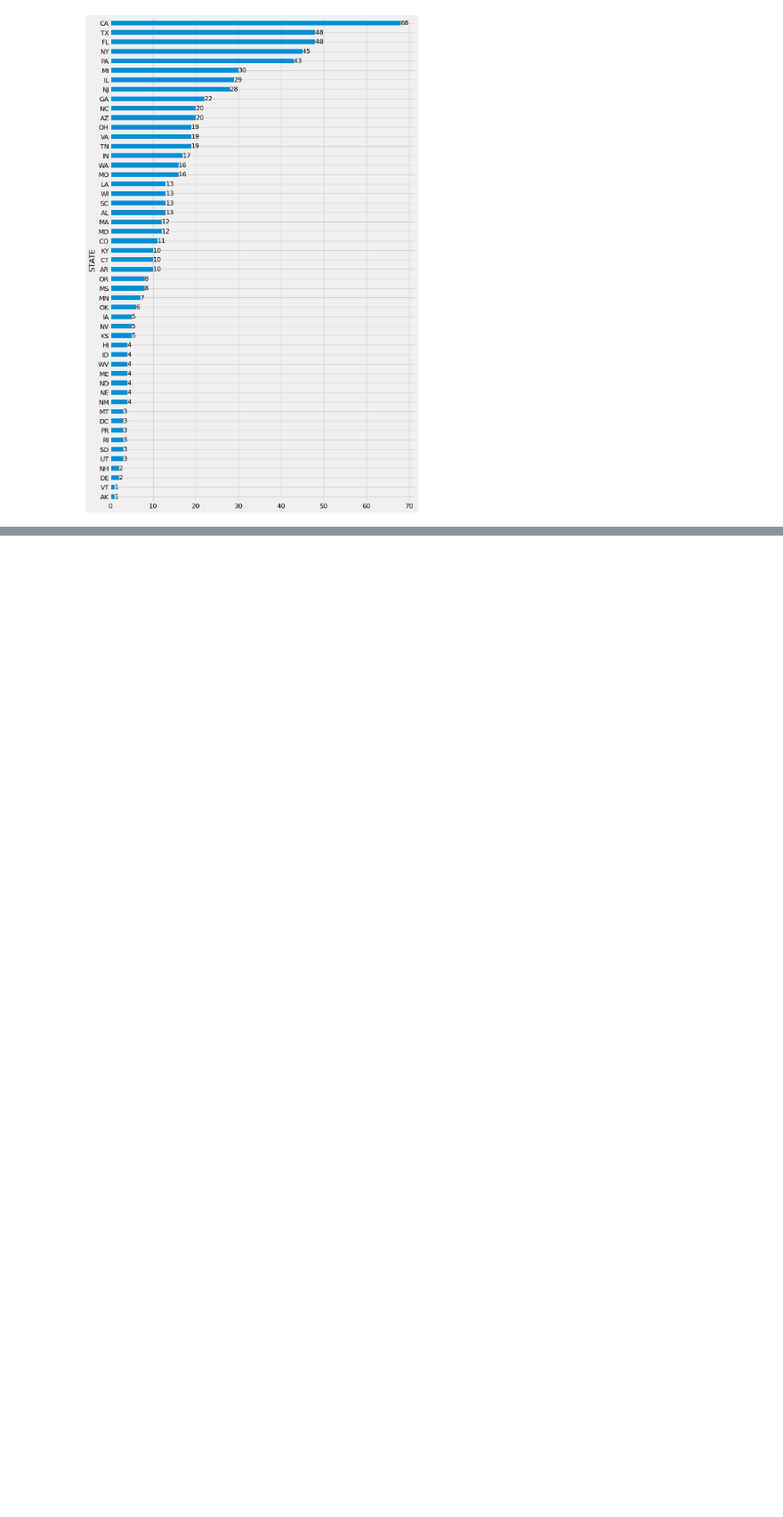
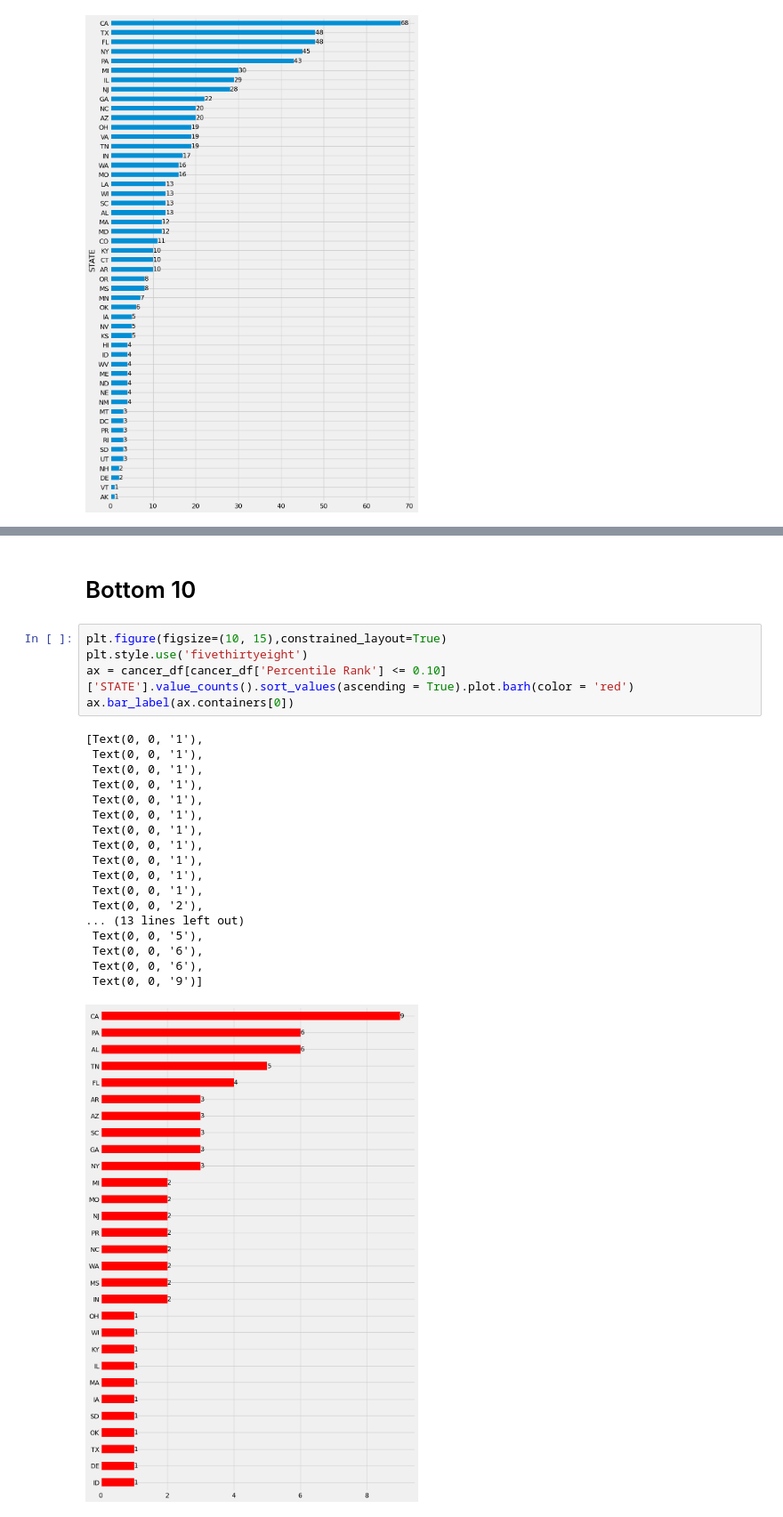
Before and after one commit to peeti-ucberkeley/Capstone-Rachael-Nithika-Andrew-Peeti, a Jupyter notebook: eda/eda_recommendation2.ipynb, the cells around one changed output, grey strips where cells are left out. Shown: that part at 89% size. Saved outputs shown, nothing was run; the diff lists cells and outputs as text; blank space fills up the shorter version.

```diff
--- a/eda/eda_recommendation2.ipynb
+++ b/eda/eda_recommendation2.ipynb
@@ -59,0 +114,26 @@ ax.bar_label(ax.containers[0])
+# %% [markdown]
+# Bottom 10
+# %%
+plt.figure(figsize=(10, 15),constrained_layout=True)
+plt.style.use('fivethirtyeight')
+ax = cancer_df[cancer_df['Percentile Rank'] <= 0.10]['STATE'].value_counts().sort_values(ascending = True).plot.barh(color = 'red')
+ax.bar_label(ax.containers[0])
+# %% [output]
+[Text(0, 0, '1'),
+ Text(0, 0, '1'),
+ Text(0, 0, '1'),
+ Text(0, 0, '1'),
+ Text(0, 0, '1'),
+ Text(0, 0, '1'),
+ Text(0, 0, '1'),
+ Text(0, 0, '1'),
+ Text(0, 0, '1'),
+ Text(0, 0, '1'),
+ Text(0, 0, '1'),
+ Text(0, 0, '2'),
+... (13 lines left out)
+ Text(0, 0, '5'),
+ Text(0, 0, '6'),
+ Text(0, 0, '6'),
+ Text(0, 0, '9')]
+[figure, added]
```
Also changed, not shown: parts of 6 cells of this notebook.
